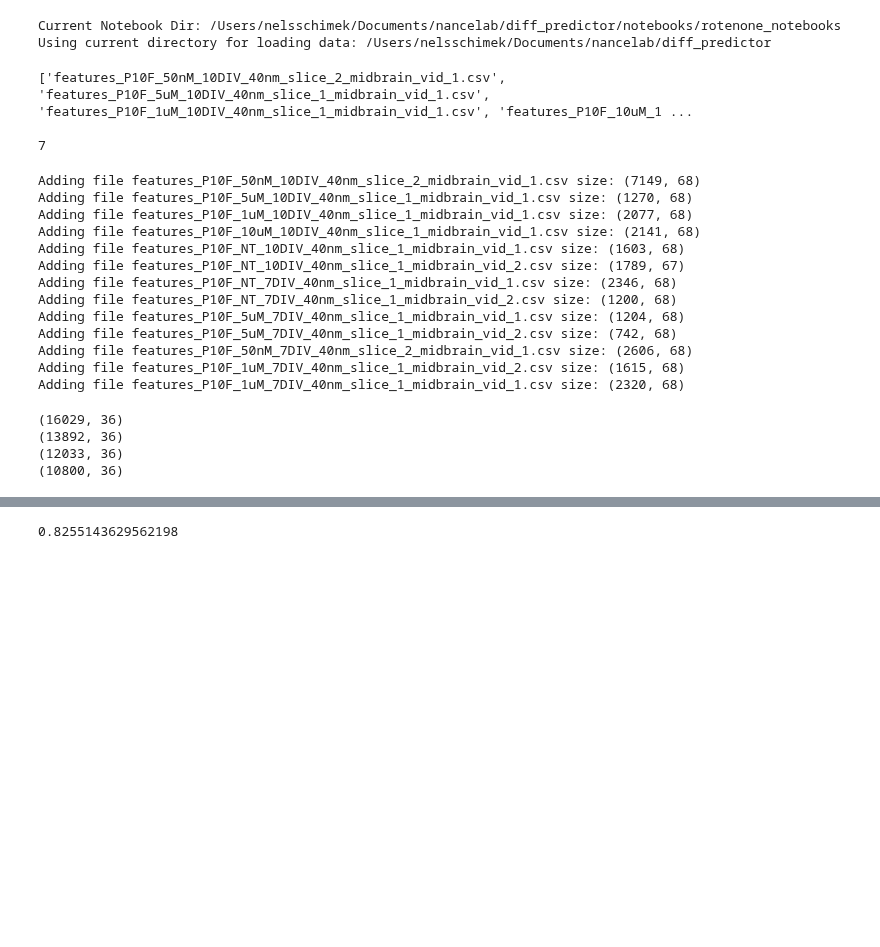
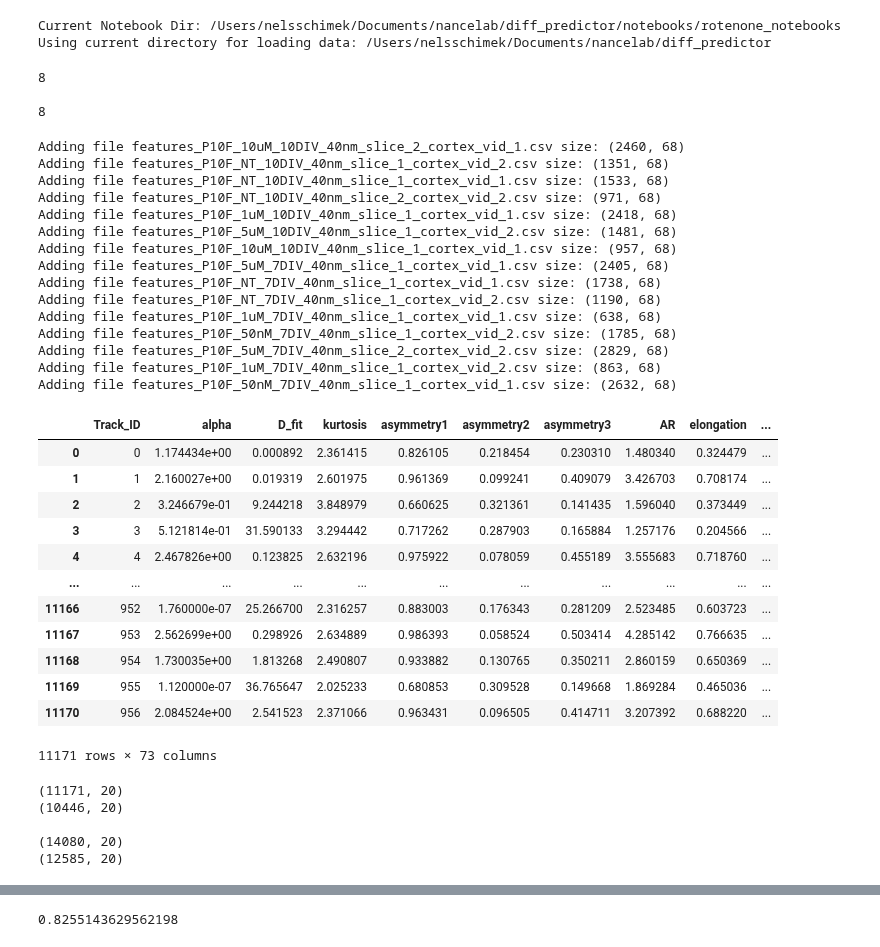
Before and after one commit to Nance-Lab/diff_predictor, a Jupyter notebook: notebooks/rotenone_notebooks/rotenone_midbrain_dosage.ipynb, the cells around one changed output, grey strips where cells are left out. Drawn from its saved outputs; the diff is of its cells as text; code cells hidden in the pictures; blank space fills up the shorter version.

```diff
--- a/notebooks/rotenone_notebooks/rotenone_midbrain_dosage.ipynb
+++ b/notebooks/rotenone_notebooks/rotenone_midbrain_dosage.ipynb
@@ -50,33 +47,35 @@ Current Notebook Dir: /Users/nelsschimek/Documents/nancelab/diff_predictor/noteb
 Using current directory for loading data: /Users/nelsschimek/Documents/nancelab/diff_predictor
 # %%
 #load paths to data
-midbrain_10day_feature_path = workbookDir + '/data/Brendan_traj_data/Midbrain_features/'
-midbrain_10day_feature_filelist = [f for f in listdir(midbrain_10day_feature_path) if isfile(join(midbrain_10day_feature_path, f)) and '10DIV' in f]
-print((midbrain_10day_feature_filelist))
+cortex_10day_feature_path = workbookDir + '/data/Brendan_traj_data/Cortex_features/'
+cortex_10day_feature_filelist = [f for f in listdir(cortex_10day_feature_path) if isfile(join(cortex_10day_feature_path, f)) and '10DIV' in f]
+print(len(cortex_10day_feature_filelist))
 print()
-midbrain_7day_feature_path = workbookDir + '/data/Brendan_traj_data/Midbrain_features/'
-midbrain_7day_feature_filelist = [f for f in listdir(midbrain_7day_feature_path) if isfile(join(midbrain_7day_feature_path, f)) and '7DIV' in f]
-print((len(midbrain_7day_feature_filelist)))
+cortex_7day_feature_path = workbookDir + '/data/Brendan_traj_data/Cortex_features/'
+cortex_7day_feature_filelist = [f for f in listdir(cortex_7day_feature_path) if isfile(join(cortex_7day_feature_path, f)) and '7DIV' in f]
+print((len(cortex_7day_feature_filelist)))
 # %% [output]
-['features_P10F_50nM_10DIV_40nm_slice_2_midbrain_vid_1.csv', 'features_P10F_5uM_10DIV_40nm_slice_1_midbrain_vid_1.csv', 'features_P10F_1uM_10DIV_40nm_slice_1_midbrain_vid_1.csv', 'features_P10F_10uM_1 ...
+8
 
-7
+8
 # %%
-fstats_midbrain_10day = data_process.generate_fullstats(midbrain_10day_feature_path, midbrain_10day_feature_filelist, ['10uM', '5uM', '1uM', '50nM', 'NT'], 'dosage')
-fstats_midbrain_7day = data_process.generate_fullstats(midbrain_7day_feature_path, midbrain_7day_feature_filelist, ['NT', '50nM', '1uM', '5uM'], 'dosage')
+fstats_cortex_10day = data_process.generate_fullstats(cortex_10day_feature_path, cortex_10day_feature_filelist, ['10uM', '5uM', '1uM', 'NT'], 'dosage')
+fstats_cortex_7day = data_process.generate_fullstats(cortex_7day_feature_path, cortex_7day_feature_filelist, ['NT', '50nM', '1uM', '5uM'], 'dosage')
 # %% [output]
-Adding file features_P10F_50nM_10DIV_40nm_slice_2_midbrain_vid_1.csv size: (7149, 68)
-Adding file features_P10F_5uM_10DIV_40nm_slice_1_midbrain_vid_1.csv size: (1270, 68)
-Adding file features_P10F_1uM_10DIV_40nm_slice_1_midbrain_vid_1.csv size: (2077, 68)
-Adding file features_P10F_10uM_10DIV_40nm_slice_1_midbrain_vid_1.csv size: (2141, 68)
-Adding file features_P10F_NT_10DIV_40nm_slice_1_midbrain_vid_1.csv size: (1603, 68)
-Adding file features_P10F_NT_10DIV_40nm_slice_1_midbrain_vid_2.csv size: (1789, 67)
-Adding file features_P10F_NT_7DIV_40nm_slice_1_midbrain_vid_1.csv size: (2346, 68)
-Adding file features_P10F_NT_7DIV_40nm_slice_1_midbrain_vid_2.csv size: (1200, 68)
-Adding file features_P10F_5uM_7DIV_40nm_slice_1_midbrain_vid_1.csv size: (1204, 68)
-Adding file features_P10F_5uM_7DIV_40nm_slice_1_midbrain_vid_2.csv size: (742, 68)
-Adding file features_P10F_50nM_7DIV_40nm_slice_2_midbrain_vid_1.csv size: (2606, 68)
-Adding file features_P10F_1uM_7DIV_40nm_slice_1_midbrain_vid_2.csv size: (1615, 68)
-Adding file features_P10F_1uM_7DIV_40nm_slice_1_midbrain_vid_1.csv size: (2320, 68)
+Adding file features_P10F_10uM_10DIV_40nm_slice_2_cortex_vid_1.csv size: (2460, 68)
+Adding file features_P10F_NT_10DIV_40nm_slice_1_cortex_vid_2.csv size: (1351, 68)
+Adding file features_P10F_NT_10DIV_40nm_slice_1_cortex_vid_1.csv size: (1533, 68)
+Adding file features_P10F_NT_10DIV_40nm_slice_2_cortex_vid_2.csv size: (971, 68)
+Adding file features_P10F_1uM_10DIV_40nm_slice_1_cortex_vid_1.csv size: (2418, 68)
+Adding file features_P10F_5uM_10DIV_40nm_slice_1_cortex_vid_2.csv size: (1481, 68)
+Adding file features_P10F_10uM_10DIV_40nm_slice_1_cortex_vid_1.csv size: (957, 68)
+Adding file features_P10F_5uM_7DIV_40nm_slice_1_cortex_vid_1.csv size: (2405, 68)
+Adding file features_P10F_NT_7DIV_40nm_slice_1_cortex_vid_1.csv size: (1738, 68)
+Adding file features_P10F_NT_7DIV_40nm_slice_1_cortex_vid_2.csv size: (1190, 68)
+Adding file features_P10F_1uM_7DIV_40nm_slice_1_cortex_vid_1.csv size: (638, 68)
+Adding file features_P10F_50nM_7DIV_40nm_slice_1_cortex_vid_2.csv size: (1785, 68)
+Adding file features_P10F_5uM_7DIV_40nm_slice_2_cortex_vid_2.csv size: (2829, 68)
+Adding file features_P10F_1uM_7DIV_40nm_slice_1_cortex_vid_2.csv size: (863, 68)
+Adding file features_P10F_50nM_7DIV_40nm_slice_1_cortex_vid_1.csv size: (2632, 68)
 # %%
 feature_list = [
@@ -122,19 +121,36 @@ feature_list = [
     ]
 
 target = 'dosage'
+# %%
+fstats_cortex_10day
+# %% [output]
+|  | Track_ID | alpha | D_fit | kurtosis | asymmetry1 | asymmetry2 | asymmetry3 | AR | elongation | ... |
+| 0 | 0 | 1.174434e+00 | 0.000892 | 2.361415 | 0.826105 | 0.218454 | 0.230310 | 1.480340 | 0.324479 | ... |
+| 1 | 1 | 2.160027e+00 | 0.019319 | 2.601975 | 0.961369 | 0.099241 | 0.409079 | 3.426703 | 0.708174 | ... |
+| 2 | 2 | 3.246679e-01 | 9.244218 | 3.848979 | 0.660625 | 0.321361 | 0.141435 | 1.596040 | 0.373449 | ... |
+| 3 | 3 | 5.121814e-01 | 31.590133 | 3.294442 | 0.717262 | 0.287903 | 0.165884 | 1.257176 | 0.204566 | ... |
+| 4 | 4 | 2.467826e+00 | 0.123825 | 2.632196 | 0.975922 | 0.078059 | 0.455189 | 3.555683 | 0.718760 | ... |
+| ... | ... | ... | ... | ... | ... | ... | ... | ... | ... | ... |
+| 11166 | 952 | 1.760000e-07 | 25.266700 | 2.316257 | 0.883003 | 0.176343 | 0.281209 | 2.523485 | 0.603723 | ... |
+| 11167 | 953 | 2.562699e+00 | 0.298926 | 2.634889 | 0.986393 | 0.058524 | 0.503414 | 4.285142 | 0.766635 | ... |
+| 11168 | 954 | 1.730035e+00 | 1.813268 | 2.490807 | 0.933882 | 0.130765 | 0.350211 | 2.860159 | 0.650369 | ... |
+| 11169 | 955 | 1.120000e-07 | 36.765647 | 2.025233 | 0.680853 | 0.309528 | 0.149668 | 1.869284 | 0.465036 | ... |
+| 11170 | 956 | 2.084524e+00 | 2.541523 | 2.371066 | 0.963431 | 0.096505 | 0.414711 | 3.207392 | 0.688220 | ... |
+11171 rows × 73 columns
 # %%
-ecm_10day = fstats_midbrain_10day[feature_list + [target, 'Track_ID', 'X', 'Y']] #dont think i need these rn
+ecm_10day = fstats_cortex_10day[feature_list + [target, 'Track_ID', 'X', 'Y']] #dont think i need these rn
 print(ecm_10day.shape)
 ecm_10day = ecm_10day[~ecm_10day[list(set(feature_list) - set(['Deff2', 'Mean Deff2']))].isin([np.nan, np.inf, -np.inf]).any(1)]       # Removing nan and inf data points
 print(ecm_10day.shape)
-
-ecm_7day = fstats_midbrain_7day[feature_list + [target, 'Track_ID', 'X', 'Y']] #dont think i need these rn
+print()
+ecm_7day = fstats_cortex_7day[feature_list + [target, 'Track_ID', 'X', 'Y']] #dont think i need these rn
 print(ecm_7day.shape)
 ecm_7day = ecm_7day[~ecm_7day[list(set(feature_list) - set(['Deff2', 'Mean Deff2']))].isin([np.nan, np.inf, -np.inf]).any(1)]       # Removing nan and inf data points
 print(ecm_7day.shape)
 # %% [output]
-(16029, 36)
-(13892, 36)
-(12033, 36)
-(10800, 36)
+(11171, 20)
+(10446, 20)
+
+(14080, 20)
+(12585, 20)
 # %%
```
Also changed, not shown: parts of 14 cells of this notebook.
